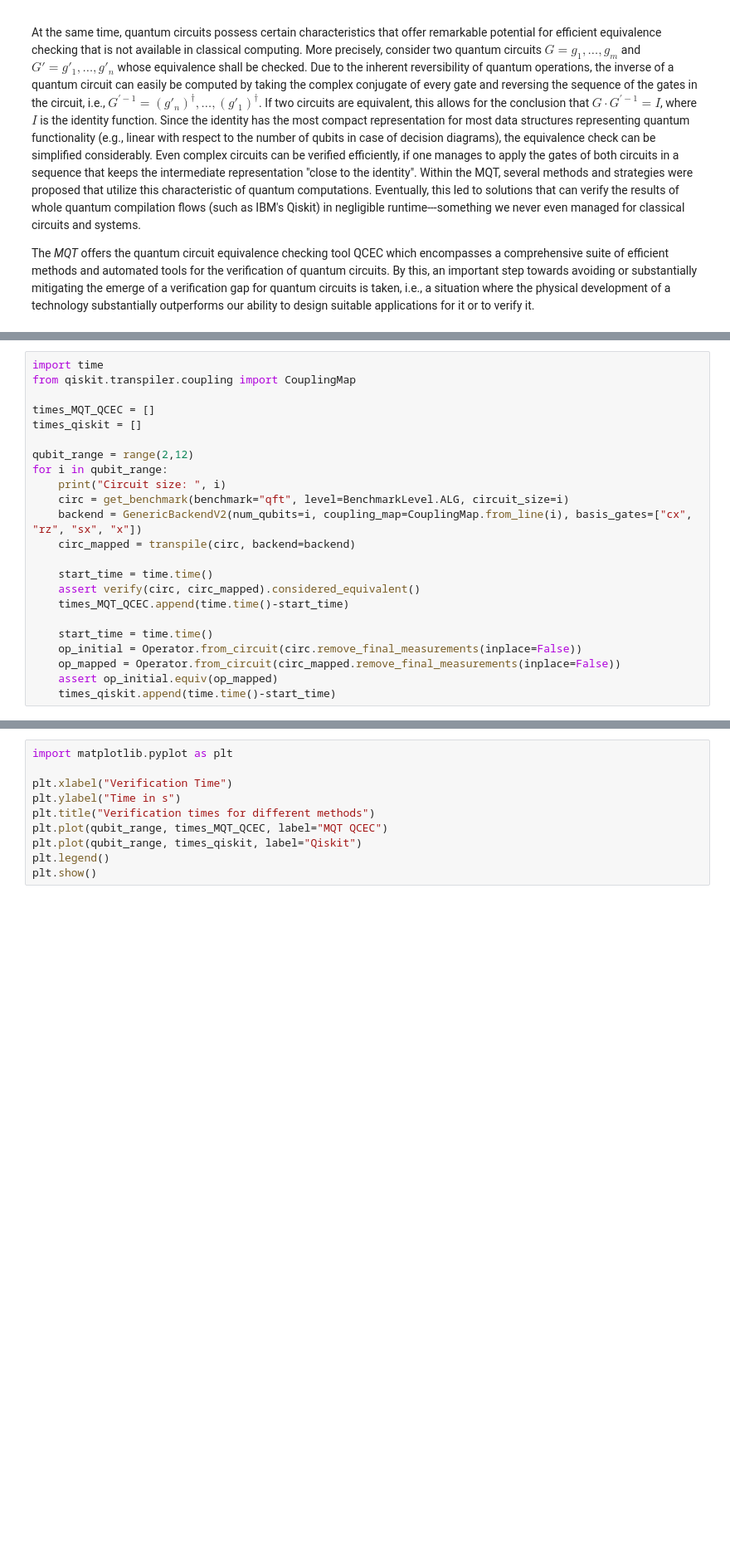
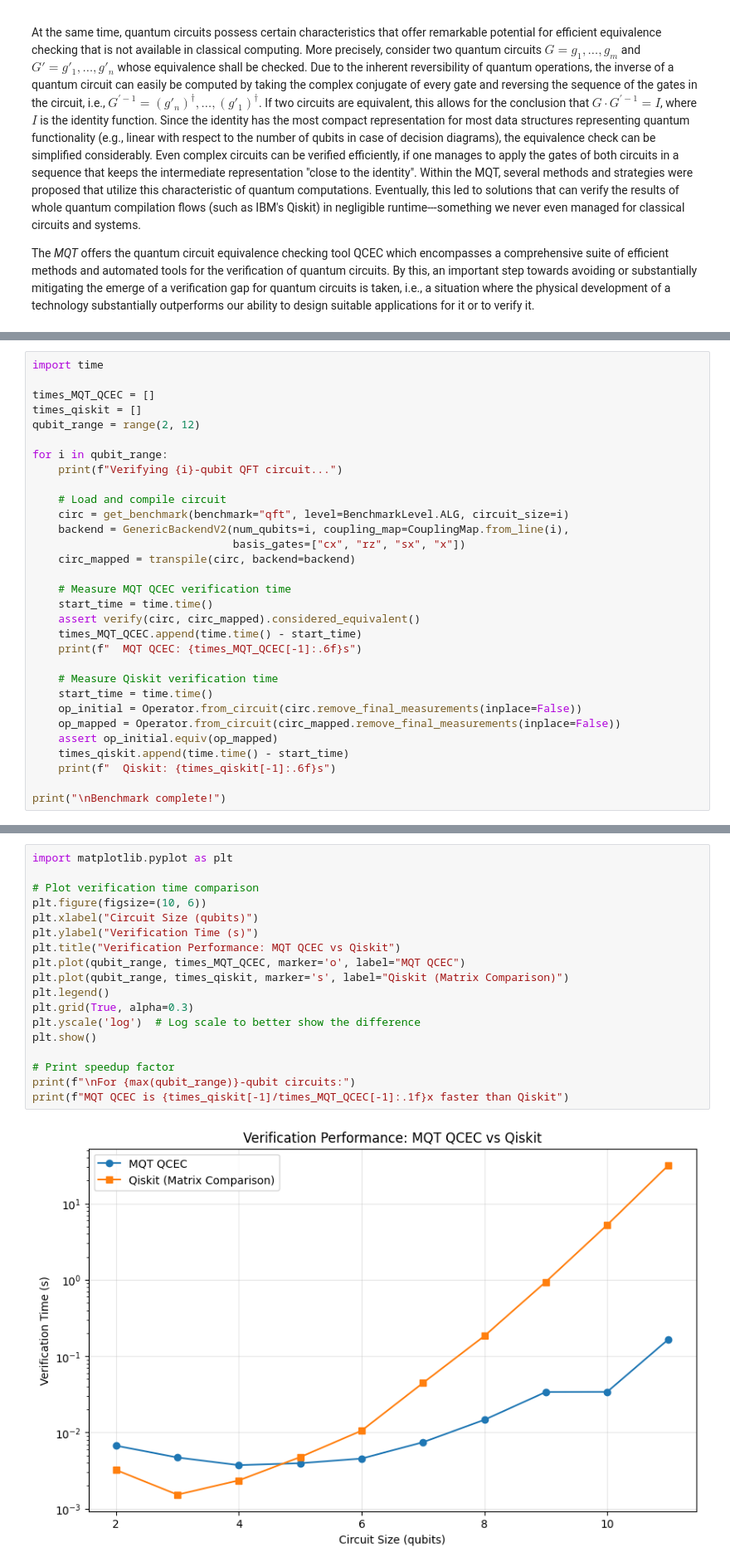
Before and after one commit to munich-quantum-toolkit/.github, a Jupyter notebook: tutorial/03_verification.ipynb, the cells around one changed output, grey strips where cells are left out. Shown at 83% size. Cells and saved outputs as stored; diff of their text form; blank space fills up the shorter version.

Commit message:
🎨 imporve verification nb

```diff
--- a/tutorial/03_verification.ipynb
+++ b/tutorial/03_verification.ipynb
@@ -69,23 +148,31 @@ print(result.considered_equivalent())
 # %%
 import time
-from qiskit.transpiler.coupling import CouplingMap
 
 times_MQT_QCEC = []
 times_qiskit = []
+qubit_range = range(2, 12)
 
-qubit_range = range(2,12)
 for i in qubit_range:
-    print("Circuit size: ", i)
+    print(f"Verifying {i}-qubit QFT circuit...")
+
+    # Load and compile circuit
     circ = get_benchmark(benchmark="qft", level=BenchmarkLevel.ALG, circuit_size=i)
-    backend = GenericBackendV2(num_qubits=i, coupling_map=CouplingMap.from_line(i), basis_gates=["cx", "rz", "sx", "x"])
+    backend = GenericBackendV2(num_qubits=i, coupling_map=CouplingMap.from_line(i),
+                               basis_gates=["cx", "rz", "sx", "x"])
     circ_mapped = transpile(circ, backend=backend)
 
+    # Measure MQT QCEC verification time
     start_time = time.time()
     assert verify(circ, circ_mapped).considered_equivalent()
-    times_MQT_QCEC.append(time.time()-start_time)
+    times_MQT_QCEC.append(time.time() - start_time)
+    print(f"  MQT QCEC: {times_MQT_QCEC[-1]:.6f}s")
 
+    # Measure Qiskit verification time
     start_time = time.time()
     op_initial = Operator.from_circuit(circ.remove_final_measurements(inplace=False))
     op_mapped = Operator.from_circuit(circ_mapped.remove_final_measurements(inplace=False))
     assert op_initial.equiv(op_mapped)
-    times_qiskit.append(time.time()-start_time)
+    times_qiskit.append(time.time() - start_time)
+    print(f"  Qiskit: {times_qiskit[-1]:.6f}s")
+
+print("\nBenchmark complete!")
@@ -92,10 +197,20 @@ for i in qubit_range:
 # %%
 import matplotlib.pyplot as plt
 
-plt.xlabel("Verification Time")
-plt.ylabel("Time in s")
-plt.title("Verification times for different methods")
-plt.plot(qubit_range, times_MQT_QCEC, label="MQT QCEC")
-plt.plot(qubit_range, times_qiskit, label="Qiskit")
+# Plot verification time comparison
+plt.figure(figsize=(10, 6))
+plt.xlabel("Circuit Size (qubits)")
+plt.ylabel("Verification Time (s)")
+plt.title("Verification Performance: MQT QCEC vs Qiskit")
+plt.plot(qubit_range, times_MQT_QCEC, marker='o', label="MQT QCEC")
+plt.plot(qubit_range, times_qiskit, marker='s', label="Qiskit (Matrix Comparison)")
 plt.legend()
+plt.grid(True, alpha=0.3)
+plt.yscale('log')  # Log scale to better show the difference
 plt.show()
+
+# Print speedup factor
+print(f"\nFor {max(qubit_range)}-qubit circuits:")
+print(f"MQT QCEC is {times_qiskit[-1]/times_MQT_QCEC[-1]:.1f}x faster than Qiskit")
+# %% [output]
+[figure, added]
```
Also changed, not shown: parts of 16 cells of this notebook.
